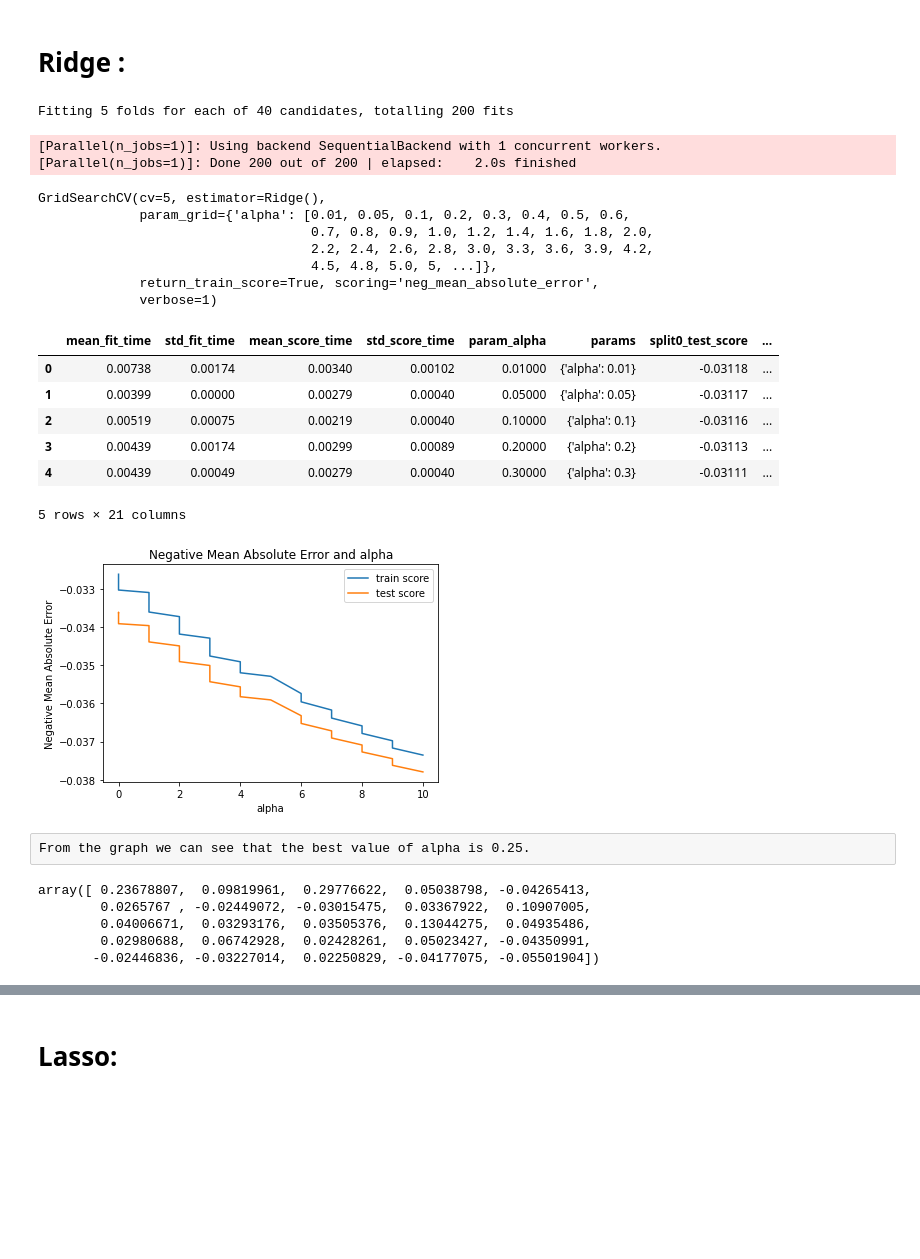
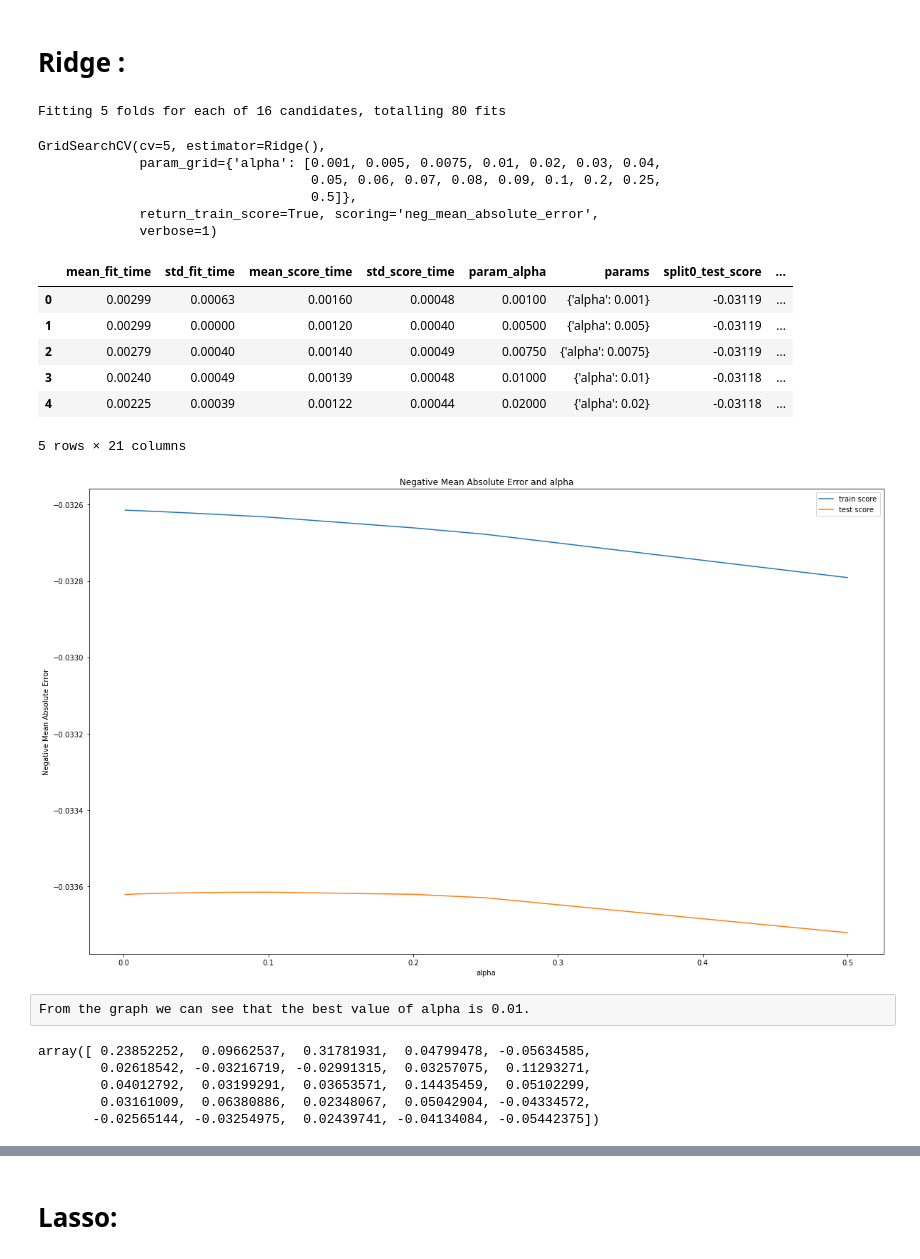
Before and after one commit to SreenandaSai-Dasari/Advaced_Linear_Regression, a Jupyter notebook: Advanced_Linear_Regression.ipynb, the cells around one changed output, grey strips where cells are left out. Cells and saved outputs as stored; diff of their text form; code cells hidden in the pictures; blank space fills up the shorter version.

```diff
--- a/Advanced_Linear_Regression.ipynb
+++ b/Advanced_Linear_Regression.ipynb
@@ -584,7 +589,7 @@ plt.legend(['test score', 'train score'], loc='upper left')
 From the graph we can see that the best number of features is 25.
 # %%
 lm=LinearRegression()
-rfe=RFE(lm,25)
+rfe=RFE(estimator=LinearRegression(),n_features_to_select=25)
 rfe.fit(X_train,y_train)
 # %% [output]
 RFE(estimator=LinearRegression(), n_features_to_select=25)
@@ -609,9 +668,7 @@ We can see that although our model has good r2 score it is still complex and not
 # Ridge :
 # %%
 # list of alphas to tune for applying Ridge regression. we wil find the best value for alpha using GridsearchCV.
-params = {'alpha': [0.01, 0.05, 0.1,
- 0.2, 0.3, 0.4, 0.5, 0.6, 0.7, 0.8, 0.9, 1.0,1.2,1.4,1.6,1.8,2.0,2.2,2.4,2.6,2.8,3.0,3.3,3.6,3.9,4.2,4.5,4.8,5.0
-                    ,5,5,6.0,6.5,7.0,7.5,8.0,8.5,9.0,9.5,10.0]}
+params = {'alpha': [0.001,0.005,0.0075,0.01,0.02,0.03,0.04,0.05,0.06,0.07,0.08,0.09,0.1,0.2,0.25,0.5]}
 
 
 ridge = Ridge()
@@ -626,53 +683,53 @@ model_cv = GridSearchCV(estimator = ridge,
                         verbose = 1)
 model_cv.fit(X_train_rfe, y_train)
 # %% [output]
-Fitting 5 folds for each of 40 candidates, totalling 200 fits
+Fitting 5 folds for each of 16 candidates, totalling 80 fits
-[Parallel(n_jobs=1)]: Using backend SequentialBackend with 1 concurrent workers.
-[Parallel(n_jobs=1)]: Done 200 out of 200 | elapsed:    2.0s finished
+GridSearchCV(cv=5, estimator=Ridge(),
+             param_grid={'alpha': [0.001, 0.005, 0.0075, 0.01, 0.02, 0.03, 0.04,
+                                   0.05, 0.06, 0.07, 0.08, 0.09, 0.1, 0.2, 0.25,
+                                   0.5]},
+             return_train_score=True, scoring='neg_mean_absolute_error',
+             verbose=1)
-GridSearchCV(cv=5, estimator=Ridge(),
-             param_grid={'alpha': [0.01, 0.05, 0.1, 0.2, 0.3, 0.4, 0.5, 0.6,
-                                   0.7, 0.8, 0.9, 1.0, 1.2, 1.4, 1.6, 1.8, 2.0,
-                                   2.2, 2.4, 2.6, 2.8, 3.0, 3.3, 3.6, 3.9, 4.2,
-                                   4.5, 4.8, 5.0, 5, ...]},
-             return_train_score=True, scoring='neg_mean_absolute_error',
-             verbose=1)
 # %%
 cv_results = pd.DataFrame(model_cv.cv_results_)
 cv_results.head()  # converting the gridsearchCV results into a dataframe.
 # %% [output]
 |  | mean_fit_time | std_fit_time | mean_score_time | std_score_time | param_alpha | params | split0_test_score | ... |
-| 0 | 0.00738 | 0.00174 | 0.00340 | 0.00102 | 0.01000 | {'alpha': 0.01} | -0.03118 | ... |
-| 1 | 0.00399 | 0.00000 | 0.00279 | 0.00040 | 0.05000 | {'alpha': 0.05} | -0.03117 | ... |
-| 2 | 0.00519 | 0.00075 | 0.00219 | 0.00040 | 0.10000 | {'alpha': 0.1} | -0.03116 | ... |
-| 3 | 0.00439 | 0.00174 | 0.00299 | 0.00089 | 0.20000 | {'alpha': 0.2} | -0.03113 | ... |
-| 4 | 0.00439 | 0.00049 | 0.00279 | 0.00040 | 0.30000 | {'alpha': 0.3} | -0.03111 | ... |
+| 0 | 0.00299 | 0.00063 | 0.00160 | 0.00048 | 0.00100 | {'alpha': 0.001} | -0.03119 | ... |
+| 1 | 0.00299 | 0.00000 | 0.00120 | 0.00040 | 0.00500 | {'alpha': 0.005} | -0.03119 | ... |
+| 2 | 0.00279 | 0.00040 | 0.00140 | 0.00049 | 0.00750 | {'alpha': 0.0075} | -0.03119 | ... |
+| 3 | 0.00240 | 0.00049 | 0.00139 | 0.00048 | 0.01000 | {'alpha': 0.01} | -0.03118 | ... |
+| 4 | 0.00225 | 0.00039 | 0.00122 | 0.00044 | 0.02000 | {'alpha': 0.02} | -0.03118 | ... |
 5 rows × 21 columns
 # %%
 # plotting mean test and train scores with alpha
-cv_results['param_alpha'] = cv_results['param_alpha'].astype('int32')
+cv_results['param_alpha'] = cv_results['param_alpha'].astype('float32')
+
+# plotting mean test and train scores with alpha
+plt.figure(figsize=[20,12])
 plt.plot(cv_results['param_alpha'], cv_results['mean_train_score'])
 plt.plot(cv_results['param_alpha'], cv_results['mean_test_score'])
 plt.xlabel('alpha')
 plt.ylabel('Negative Mean Absolute Error')
 plt.title("Negative Mean Absolute Error and alpha")
 plt.legend(['train score', 'test score'], loc='upper right')
 plt.show()
 # %% [output]
-[figure, old version]
+[figure, new version]
 # %% [raw]
-From the graph we can see that the best value of alpha is 0.25.
+From the graph we can see that the best value of alpha is 0.01.
 # %%
-alpha = 0.25
+alpha = 0.01
 ridge = Ridge(alpha=alpha)
                                      # fitting ridge regression on our dataset with the best alpha value.
 ridge.fit(X_train_rfe, y_train)
 ridge.coef_
 # %% [output]
-array([ 0.23678807,  0.09819961,  0.29776622,  0.05038798, -0.04265413,
-        0.0265767 , -0.02449072, -0.03015475,  0.03367922,  0.10907005,
-        0.04006671,  0.03293176,  0.03505376,  0.13044275,  0.04935486,
-        0.02980688,  0.06742928,  0.02428261,  0.05023427, -0.04350991,
-       -0.02446836, -0.03227014,  0.02250829, -0.04177075, -0.05501904])
+array([ 0.23852252,  0.09662537,  0.31781931,  0.04799478, -0.05634585,
+        0.02618542, -0.03216719, -0.02991315,  0.03257075,  0.11293271,
+        0.04012792,  0.03199291,  0.03653571,  0.14435459,  0.05102299,
+        0.03161009,  0.06380886,  0.02348067,  0.05042904, -0.04334572,
+       -0.02565144, -0.03254975,  0.02439741, -0.04134084, -0.05442375])
 # %%
 lm = Ridge(alpha=0.25)
 lm.fit(X_train_rfe, y_train)
```
Also changed, not shown: parts of 39 cells of this notebook.
